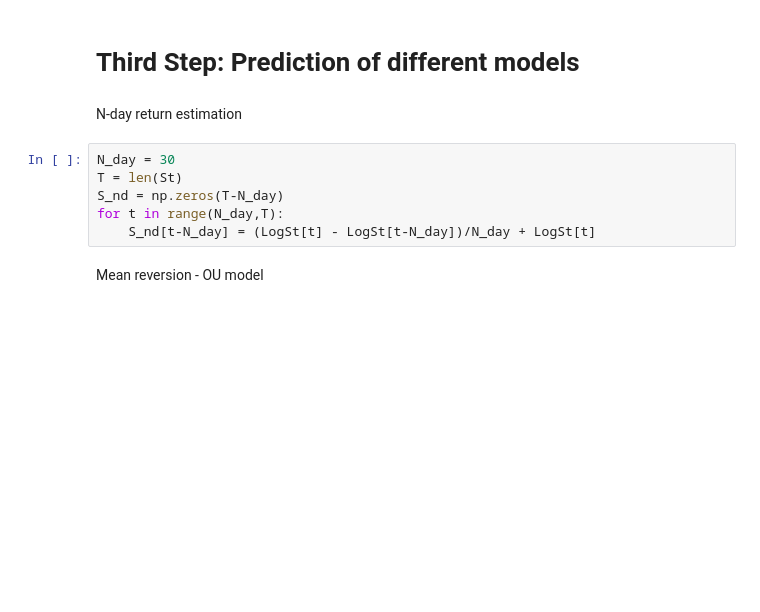
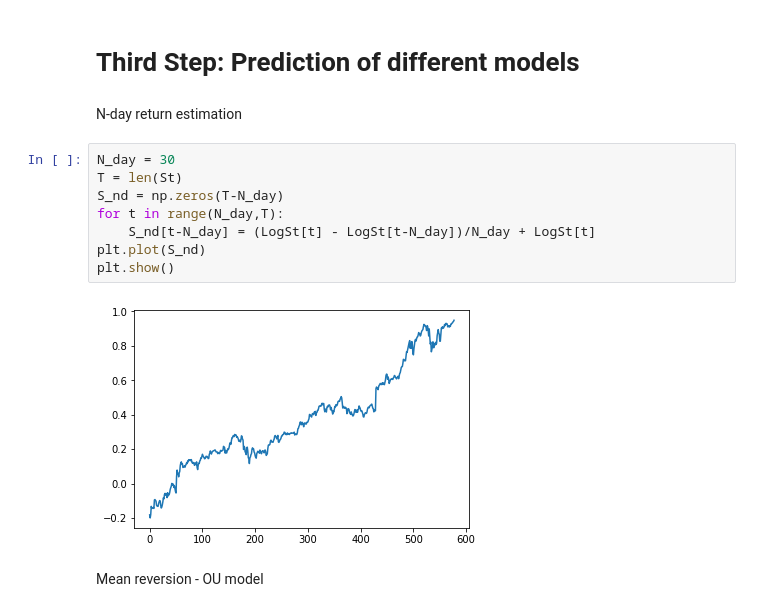
Before and after one commit to YangZhou7/Multi-Armed-Bandit-, a Jupyter notebook: WeightedEstimation.ipynb, the cells around one changed output. Cells and saved outputs as stored; diff of their text form; blank space fills up the shorter version.

```diff
--- a/WeightedEstimation.ipynb
+++ b/WeightedEstimation.ipynb
@@ -48,9 +48,13 @@ N-day return estimation
 # %%
 N_day = 30
 T = len(St)
 S_nd = np.zeros(T-N_day)
 for t in range(N_day,T):
     S_nd[t-N_day] = (LogSt[t] - LogSt[t-N_day])/N_day + LogSt[t]
+plt.plot(S_nd)
+plt.show()
+# %% [output]
+[figure, added]
 # %% [markdown]
 Mean reversion - OU model
 # %%
```
Also changed, not shown: parts of 17 cells of this notebook.
